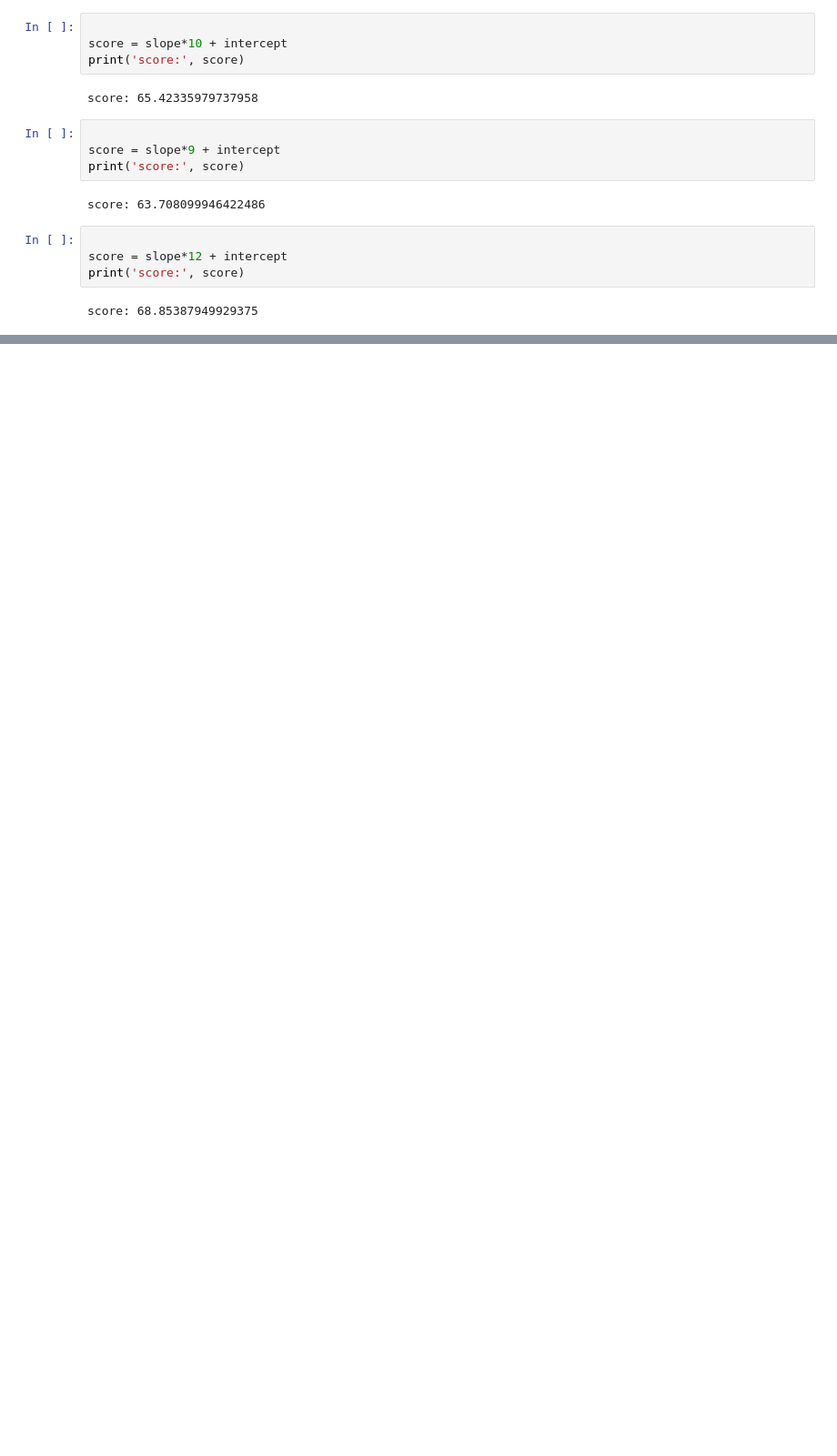
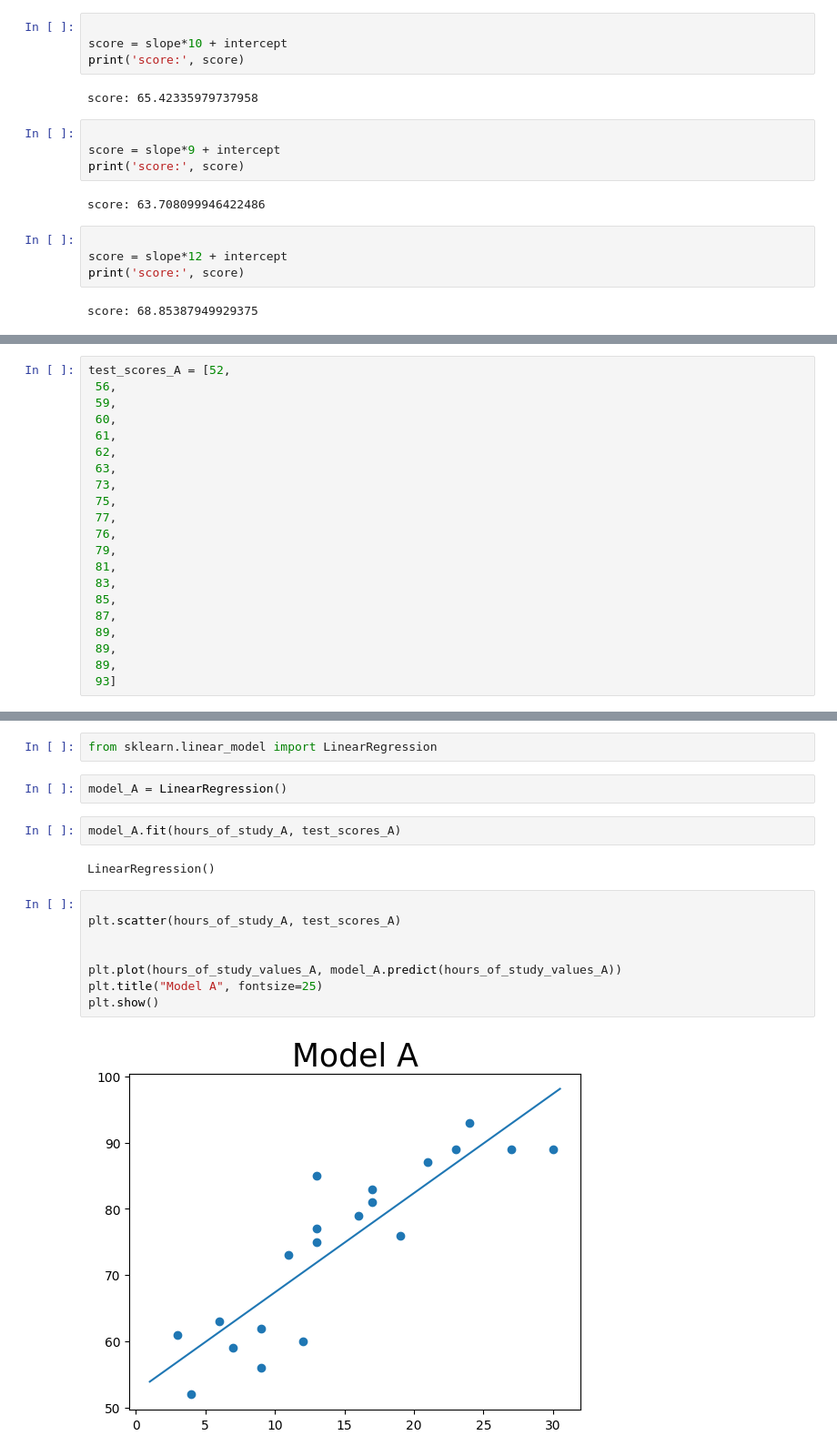
Before and after one commit to ozlerhakan/datacamp, a Jupyter notebook: Foundations of Probability in Python/chapter4.ipynb, the cells around one changed output, grey strips where cells are left out. Shown at 91% size. Cells and saved outputs as stored; diff of their text form; blank space fills up the shorter version.

Commit message:
add new exercise named studying residuals

```diff
--- a/Foundations of Probability in Python/chapter4.ipynb
+++ b/Foundations of Probability in Python/chapter4.ipynb
@@ -335,0 +373,21 @@ score: 68.85387949929375
+# %%
+test_scores_A = [52,
+ 56,
+ 59,
+ 60,
+ 61,
+ 62,
+ 63,
+ 73,
+ 75,
+ 77,
+ 76,
+ 79,
+ 81,
+ 83,
+ 85,
+ 87,
+ 89,
+ 89,
+ 89,
+ 93]
@@ -335,0 +455,18 @@ score: 68.85387949929375
+# %%
+from sklearn.linear_model import LinearRegression
+# %%
+model_A = LinearRegression()
+# %%
+model_A.fit(hours_of_study_A, test_scores_A)
+# %% [output]
+LinearRegression()
+# %%
+
+plt.scatter(hours_of_study_A, test_scores_A)
+
+
+plt.plot(hours_of_study_values_A, model_A.predict(hours_of_study_values_A))
+plt.title("Model A", fontsize=25)
+plt.show()
+# %% [output]
+[figure, added]
```
Also changed, not shown: parts of 9 cells of this notebook.
